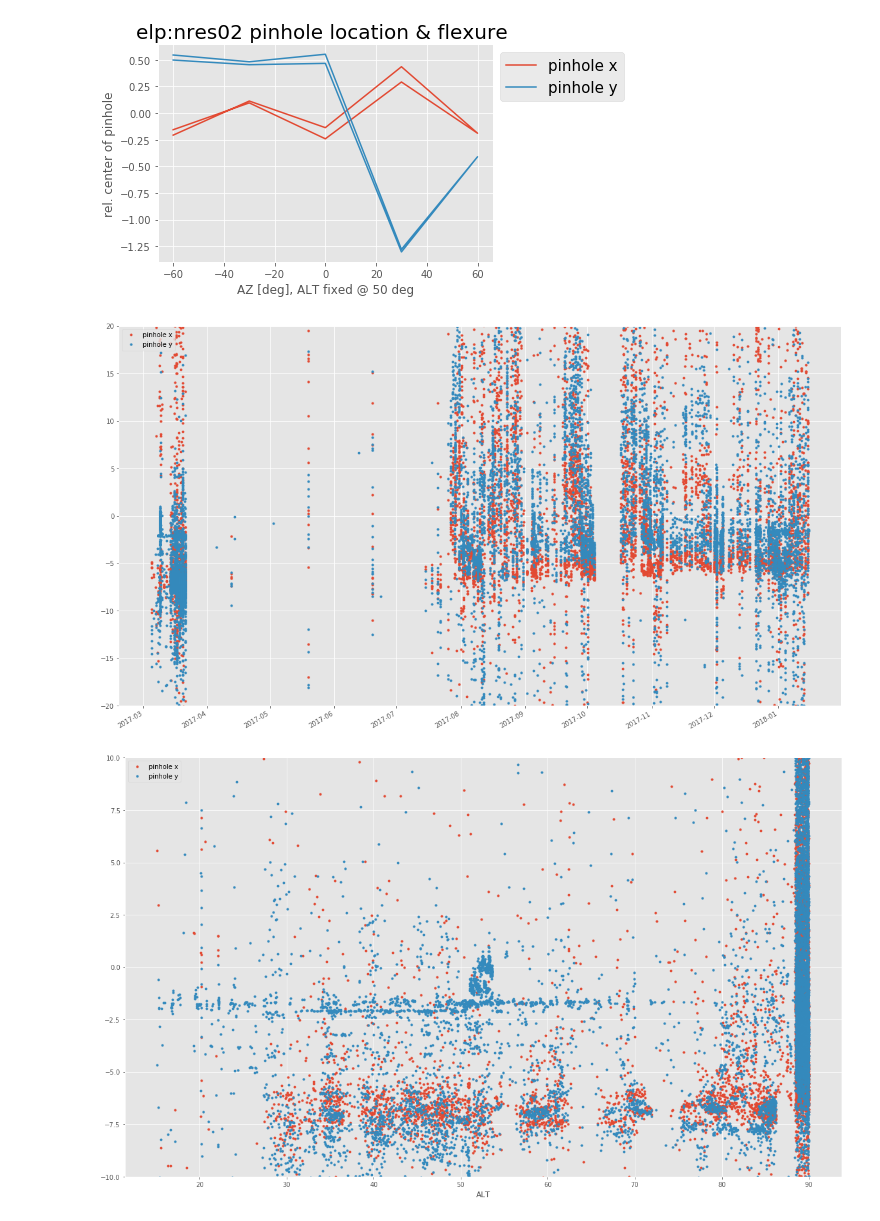
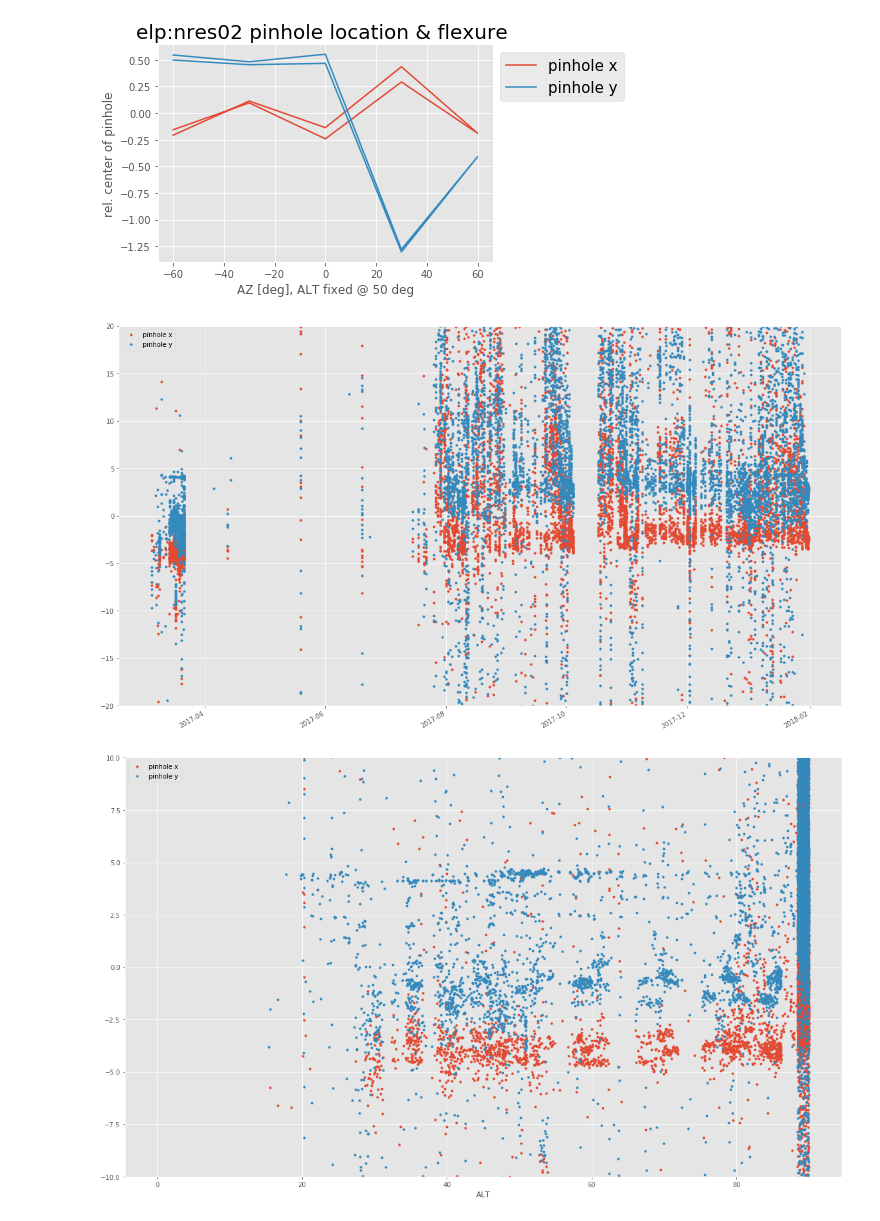
Before and after one commit to drhaz/lco_nresAnalysis, a Jupyter notebook: flatStability/FlatFieldThroughputStability.ipynb, the cells around one changed output. Saved outputs shown, nothing was run; the diff lists cells and outputs as text; code cells hidden in the pictures.

```diff
--- a/flatStability/FlatFieldThroughputStability.ipynb
+++ b/flatStability/FlatFieldThroughputStability.ipynb
@@ -453,32 +482,32 @@ images,alts,az,xs,ys, dobs = findPinHoleInImages('/archive/engineering/lsc/ak01/
 # %%
 plt.rcParams["figure.figsize"] = (20,12)
 
 plt.figure()
-index = (np.isfinite(xs)) & np.isfinite (ys)
-plt.plot (dobs[index], xs[index] - np.nanmean (xs), '.', label="pinhole x")
-plt.plot (dobs[index], ys[index] - np.nanmean (ys), '.', label="pinhole y")
+index = (np.isfinite(xs)) & np.isfinite (ys)  & (xs != 0)
+plt.plot (dobs[index], xs[index] - np.nanmean (xs[index]), '.', label="pinhole x")
+plt.plot (dobs[index], ys[index] - np.nanmean (ys[index]), '.', label="pinhole y")
 plt.gcf().autofmt_xdate()
 
 plt.ylim([-20,20])
 plt.legend()
 
 plt.savefig ('longtermtrend_pinhole_lsc.png')
 
 plt.figure()
-plt.plot (alts, xs - np.nanmean (xs),'.', label="pinhole x")
-plt.plot (alts, ys - np.nanmean (ys), '.', label="pinhole y")
+plt.plot (alts, xs - np.nanmean (xs[index]),'.', label="pinhole x")
+plt.plot (alts, ys - np.nanmean (ys[index]), '.', label="pinhole y")
 plt.ylim([-10,10])
 plt.xlabel ("ALT")
 plt.legend()
 plt.savefig ("longterm-alt.png")
 
 plt.figure()
-plt.plot (az, xs - np.nanmean (xs),'.', label="pinhole x")
-plt.plot (az, ys - np.nanmean (ys), '.', label="pinhole y")
+plt.plot (az, xs - np.nanmean (xs[index]),'.', label="pinhole x")
+plt.plot (az, ys - np.nanmean (ys[index]), '.', label="pinhole y")
 plt.ylim([-10,10])
 plt.ylabel ("AZ")
 plt.legend()
 plt.savefig ("longterm-az.png")
 # %% [output]
-[figure, old version]
+[figure, new version]
-[figure, old version]
+[figure, new version]
```
Also changed, not shown: parts of 5 cells of this notebook, 1 other file.
